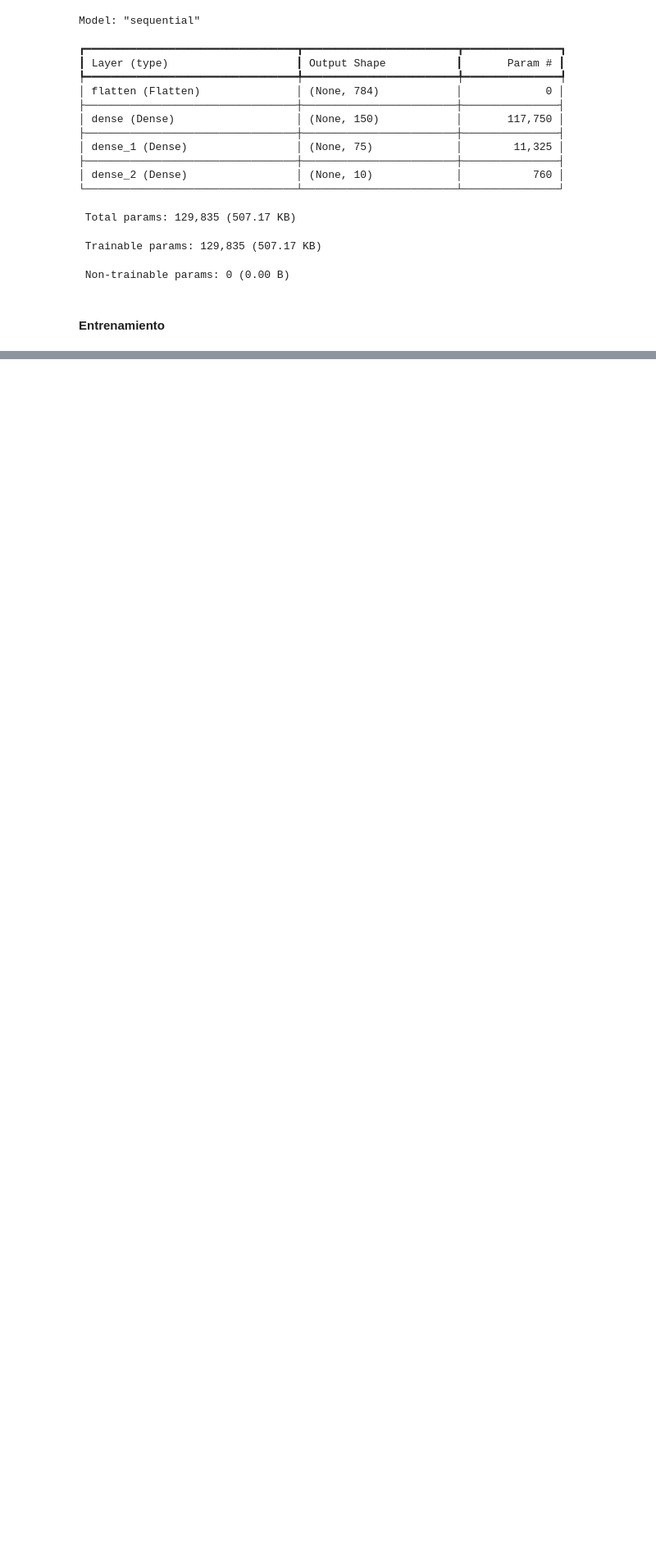
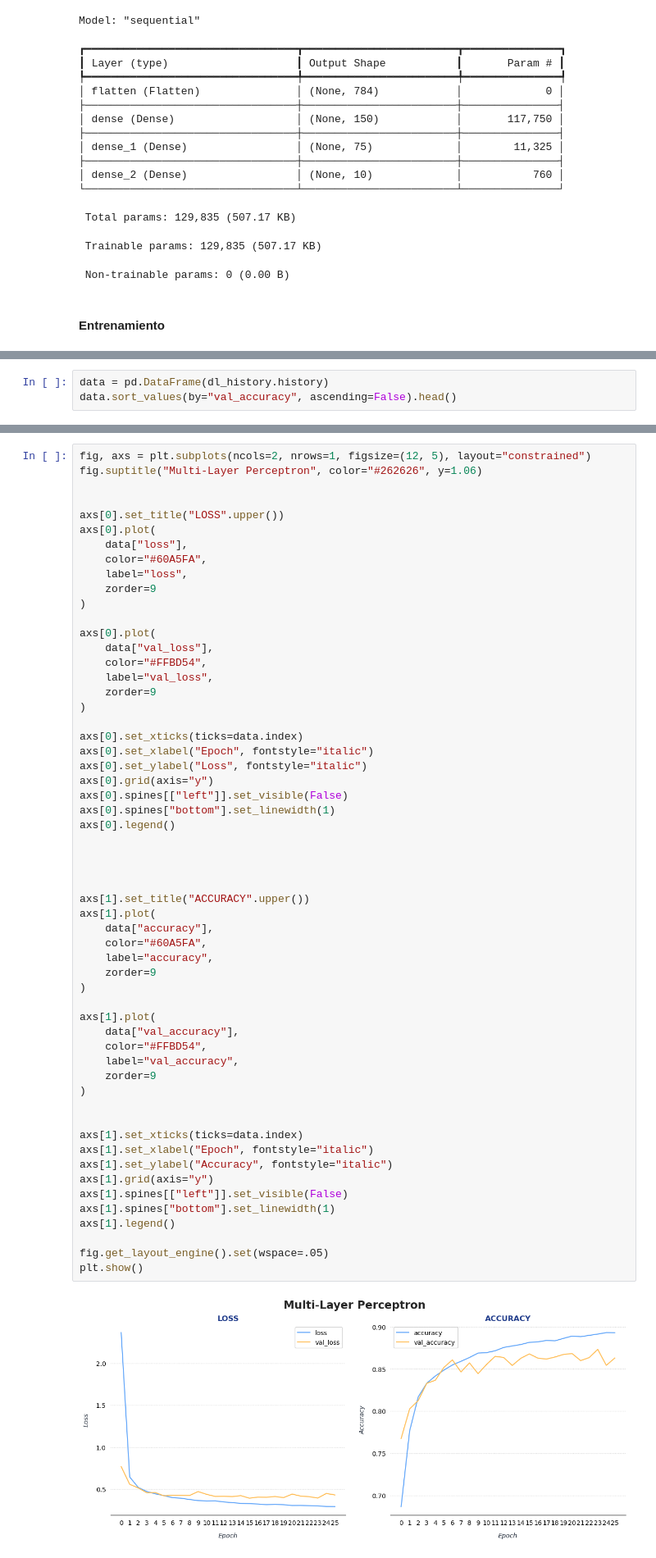
Before and after one commit to aaerror/ONLINE_DS_THEBRIDGE_AAC, a Jupyter notebook: deep_learning/sprint_15/keras/keras.ipynb, the cells around one changed output, grey strips where cells are left out. Shown at 82% size. Cells and saved outputs as stored; diff of their text form; blank space fills up the shorter version.

```diff
--- a/deep_learning/sprint_15/keras/keras.ipynb
+++ b/deep_learning/sprint_15/keras/keras.ipynb
@@ -409,0 +396,3 @@ Ejemplo del grafico de predicción más nivel de confianza:
+# %%
+data = pd.DataFrame(dl_history.history)
+data.sort_values(by="val_accuracy", ascending=False).head()
@@ -409,0 +406,59 @@ Ejemplo del grafico de predicción más nivel de confianza:
+# %%
+fig, axs = plt.subplots(ncols=2, nrows=1, figsize=(12, 5), layout="constrained")
+fig.suptitle("Multi-Layer Perceptron", color="#262626", y=1.06)
+
+
+axs[0].set_title("LOSS".upper())
+axs[0].plot(
+	data["loss"],
+	color="#60A5FA",
+	label="loss",
+	zorder=9
+)
+
+axs[0].plot(
+	data["val_loss"],
+	color="#FFBD54",
+	label="val_loss",
+	zorder=9
+)
+
+axs[0].set_xticks(ticks=data.index)
+axs[0].set_xlabel("Epoch", fontstyle="italic")
+axs[0].set_ylabel("Loss", fontstyle="italic")
+axs[0].grid(axis="y")
+axs[0].spines[["left"]].set_visible(False)
+axs[0].spines["bottom"].set_linewidth(1)
+axs[0].legend()
+
+
+
+
+axs[1].set_title("ACCURACY".upper())
+axs[1].plot(
+	data["accuracy"],
+	color="#60A5FA",
+	label="accuracy",
+	zorder=9
+)
+
+axs[1].plot(
+	data["val_accuracy"],
+	color="#FFBD54",
+	label="val_accuracy",
+	zorder=9
+)
+
+
+axs[1].set_xticks(ticks=data.index)
+axs[1].set_xlabel("Epoch", fontstyle="italic")
+axs[1].set_ylabel("Accuracy", fontstyle="italic")
+axs[1].grid(axis="y")
+axs[1].spines[["left"]].set_visible(False)
+axs[1].spines["bottom"].set_linewidth(1)
+axs[1].legend()
+
+fig.get_layout_engine().set(wspace=.05)
+plt.show()
+# %% [output]
+[figure, added]
```
Also changed, not shown: parts of 18 cells of this notebook.
